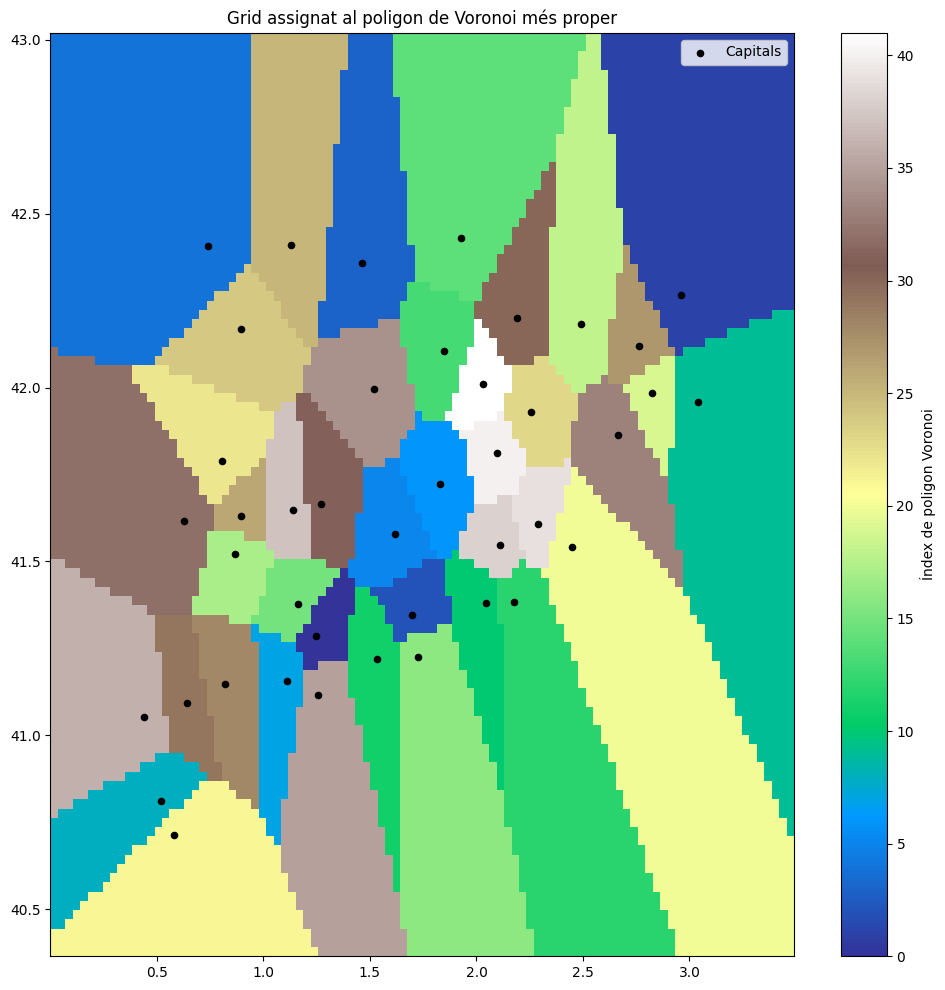
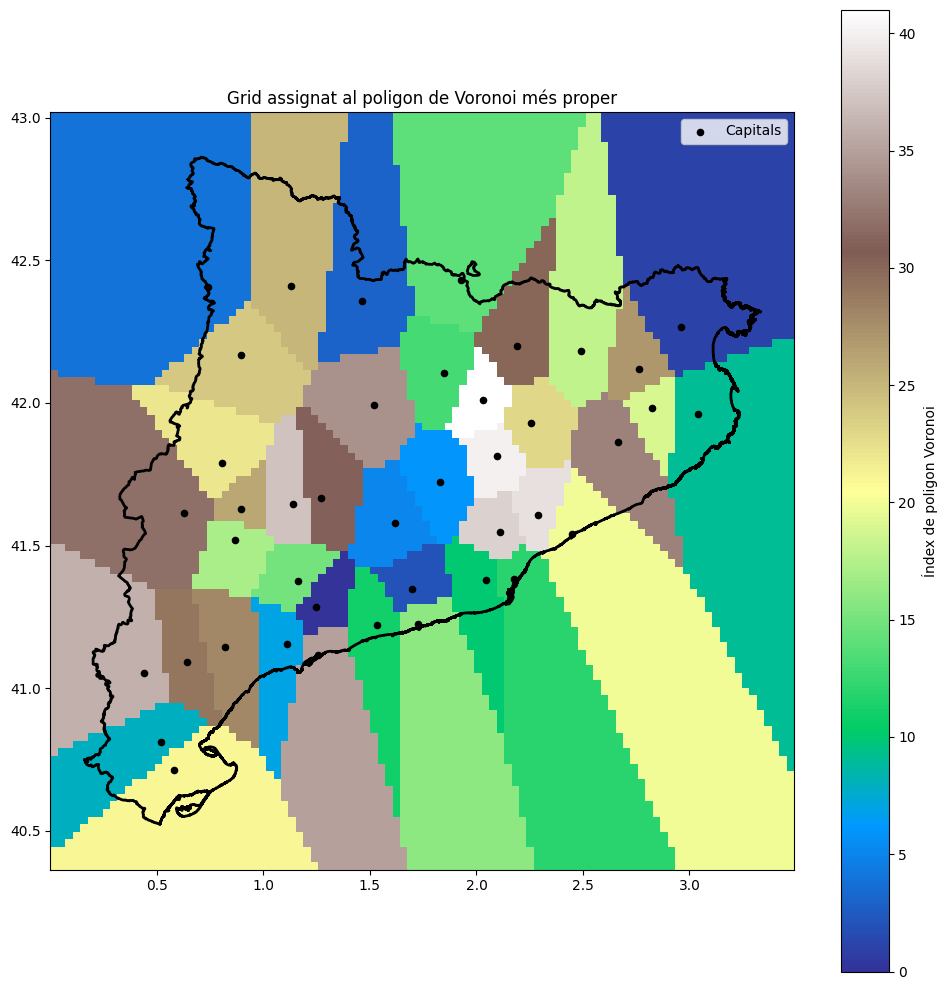
The change to this notebook cell's code, shown as a diff; its figure went from the first image to the second:
--- before
+++ after
@@ -35,4 +35,5 @@
 ax.scatter(points[:, 0], points[:, 1], color='black', s=20, label='Capitals')
 ax.set_title('Grid assignat al poligon de Voronoi més proper')
+gdf.boundary.plot(ax=ax, color="black", linewidth=2)
 plt.colorbar(mesh, ax=ax, label='Índex de poligon Voronoi')
 plt.legend()

Commit: proves amb catalunya